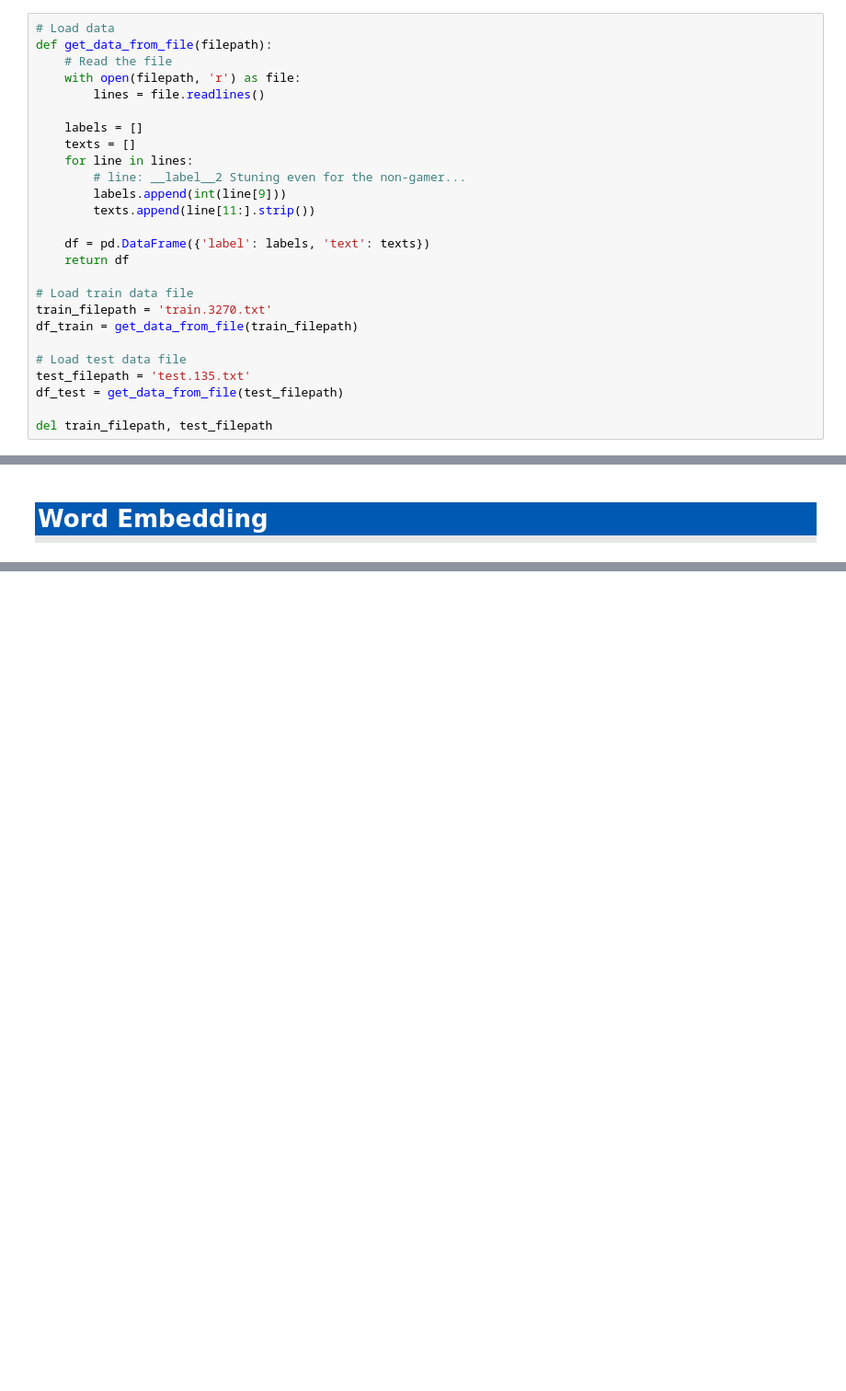
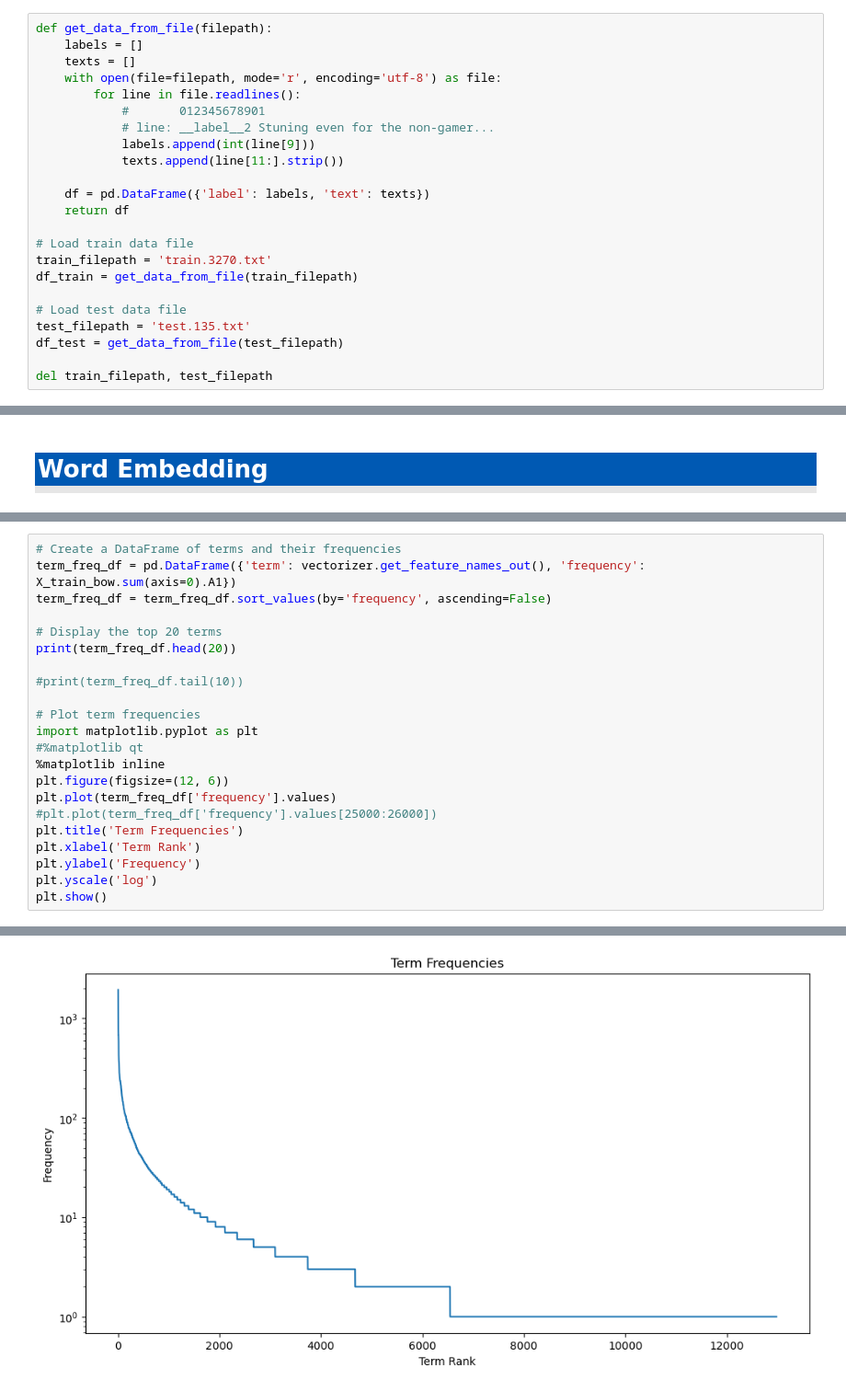
Before and after one commit to nguyenvanhuy0612/DL-1, a Jupyter notebook: Topic-3-Sentiment-Analysis/Amazon Reviews for Sentiment Analysis_Group80.ipynb, the cells around one changed output, grey strips where cells are left out. Shown at 92% size. Saved outputs shown, nothing was run; the diff lists cells and outputs as text; blank space fills up the shorter version.

```diff
--- a/Topic-3-Sentiment-Analysis/Amazon Reviews for Sentiment Analysis_Group80.ipynb
+++ b/Topic-3-Sentiment-Analysis/Amazon Reviews for Sentiment Analysis_Group80.ipynb
@@ -28,16 +52,13 @@ Data format
 # %%
-# Load data
 def get_data_from_file(filepath):
-    # Read the file
-    with open(filepath, 'r') as file:
-        lines = file.readlines()
-
     labels = []
     texts = []
-    for line in lines:
-        # line: __label__2 Stuning even for the non-gamer...
-        labels.append(int(line[9]))
-        texts.append(line[11:].strip())
+    with open(file=filepath, mode='r', encoding='utf-8') as file:
+        for line in file.readlines():
+            #       012345678901
+            # line: __label__2 Stuning even for the non-gamer...
+            labels.append(int(line[9]))
+            texts.append(line[11:].strip())
 
     df = pd.DataFrame({'label': labels, 'text': texts})
     return df
@@ -424,0 +374,23 @@ print('Classification Report is : ', ClassificationReport)
+# %%
+# Create a DataFrame of terms and their frequencies
+term_freq_df = pd.DataFrame({'term': vectorizer.get_feature_names_out(), 'frequency': X_train_bow.sum(axis=0).A1})
+term_freq_df = term_freq_df.sort_values(by='frequency', ascending=False)
+
+# Display the top 20 terms
+print(term_freq_df.head(20))
+
+#print(term_freq_df.tail(10))
+
+# Plot term frequencies
+import matplotlib.pyplot as plt
+#%matplotlib qt
+%matplotlib inline
+plt.figure(figsize=(12, 6))
+plt.plot(term_freq_df['frequency'].values)
+#plt.plot(term_freq_df['frequency'].values[25000:26000])
+plt.title('Term Frequencies')
+plt.xlabel('Term Rank')
+plt.ylabel('Frequency')
+plt.yscale('log')
+plt.show()
+# %% [output]
@@ -424,0 +414 @@ print('Classification Report is : ', ClassificationReport)
+[figure, added]
```
Also changed, not shown: parts of 59 cells of this notebook, 4 other files.
